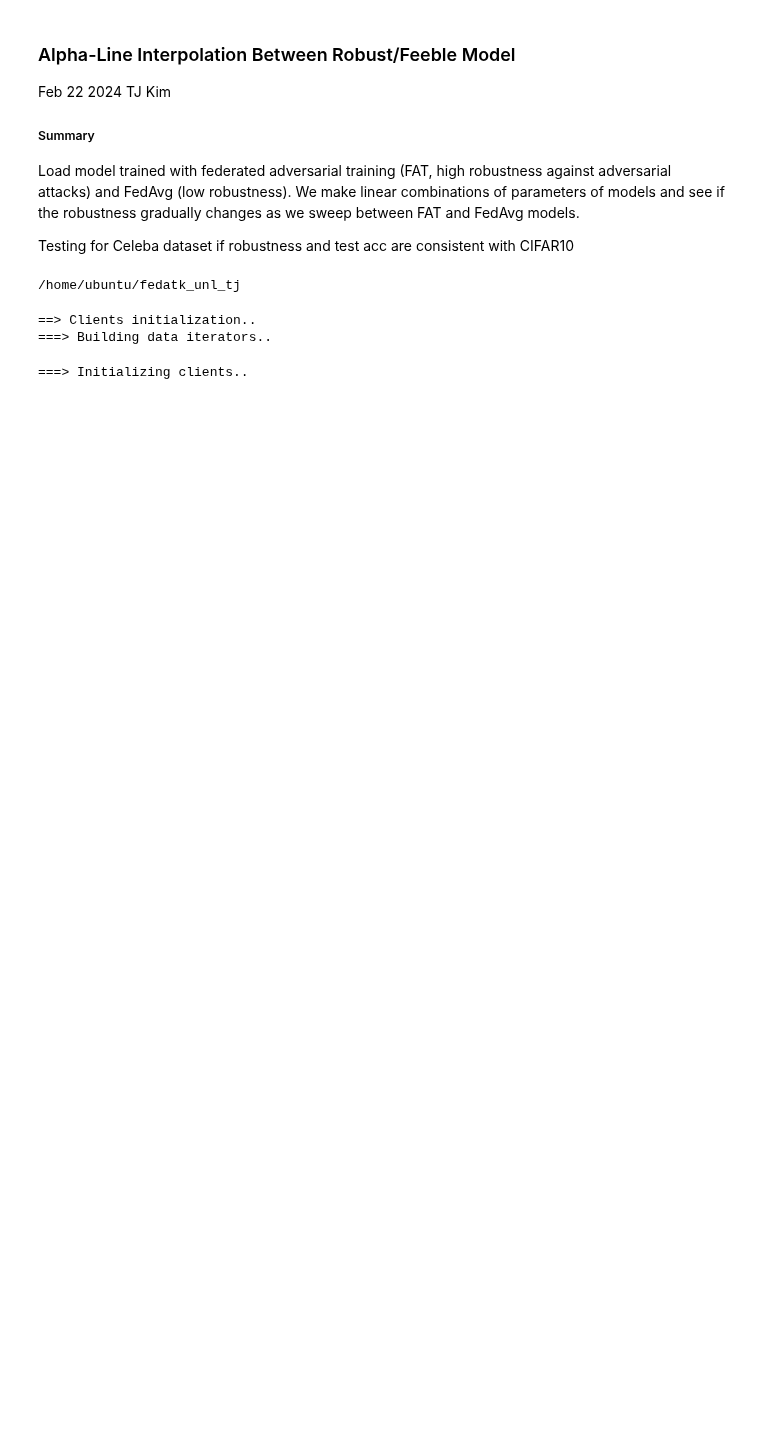
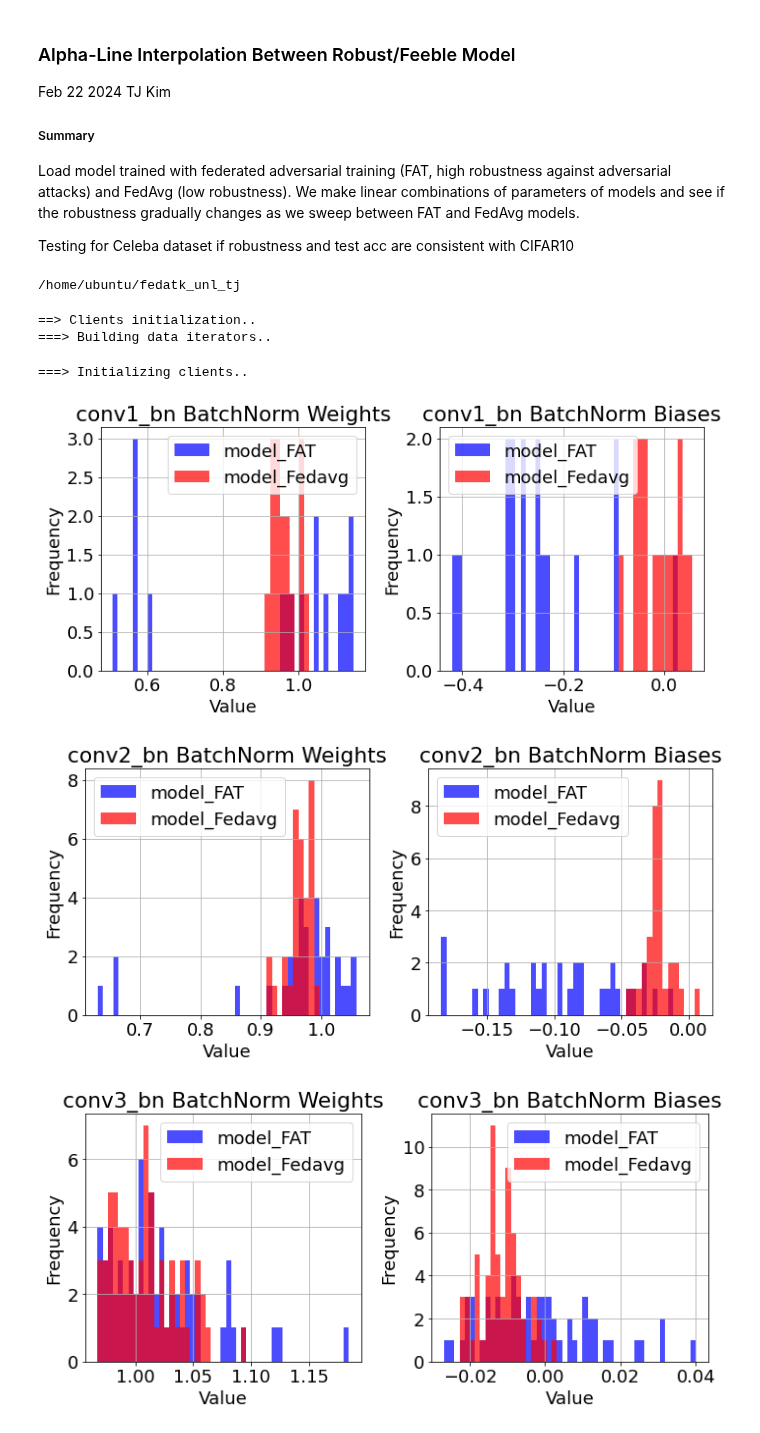
Before and after one commit to tj-kim/fedatk_unl_tj, a Jupyter notebook: notebooks/240222_alpha_line_test_celeba.ipynb, the cells around one changed output. Drawn from its saved outputs; the diff is of its cells as text; code cells hidden in the pictures; blank space fills up the shorter version.

```diff
--- a/notebooks/240222_alpha_line_test_celeba.ipynb
+++ b/notebooks/240222_alpha_line_test_celeba.ipynb
@@ -55,3 +55,46 @@ model_Fedavg = import_model_weights(num_user, setting, save_path_FedAvg, aggrega
 ==> Clients initialization..
 ===> Building data iterators..
 ===> Initializing clients..
+# %%
+for name, module in model_FAT.named_modules():
+    if isinstance(module, torch.nn.BatchNorm2d):
+        bn_weights_FAT = module.weight.data.cpu().numpy().flatten()
+        bn_biases_FAT = module.bias.data.cpu().numpy().flatten()
+
+        module_Fedavg = getattr(model_Fedavg, name)
+        bn_weights_Fedavg = module_Fedavg.weight.data.cpu().numpy().flatten()
+        bn_biases_Fedavg = module_Fedavg.bias.data.cpu().numpy().flatten()
+
+        # Compute common bin edges for both models' data
+        bn_weights_min = min(np.min(bn_weights_FAT), np.min(bn_weights_Fedavg))
+        bn_weights_max = max(np.max(bn_weights_FAT), np.max(bn_weights_Fedavg))
+        bn_biases_min = min(np.min(bn_biases_FAT), np.min(bn_biases_Fedavg))
+        bn_biases_max = max(np.max(bn_biases_FAT), np.max(bn_biases_Fedavg))
+        bins_weights = np.linspace(bn_weights_min, bn_weights_max, 50)
+        bins_biases = np.linspace(bn_biases_min, bn_biases_max, 50)
+
+        plt.figure(figsize=(10, 5))
+        plt.subplot(1, 2, 1)
+        plt.hist(bn_weights_FAT, bins=bins_weights, color='blue', alpha=0.7, label='model_FAT')
+        plt.hist(bn_weights_Fedavg, bins=bins_weights, color='red', alpha=0.7, label='model_Fedavg')
+        plt.title(f'{name} BatchNorm Weights')
+        plt.xlabel('Value')
+        plt.ylabel('Frequency')
+        plt.legend()
+        plt.grid(True)
+
+        plt.subplot(1, 2, 2)
+        plt.hist(bn_biases_FAT, bins=bins_biases, color='blue', alpha=0.7, label='model_FAT')
+        plt.hist(bn_biases_Fedavg, bins=bins_biases, color='red', alpha=0.7, label='model_Fedavg')
+        plt.title(f'{name} BatchNorm Biases')
+        plt.xlabel('Value')
+        plt.ylabel('Frequency')
+        plt.legend()
+        plt.grid(True)
+
+        plt.tight_layout()
+        plt.show()
+# %% [output]
+[figure, added]
+[figure, added]
+[figure, added]
```
Also changed, not shown: parts of 6 cells of this notebook, 1 other file.
